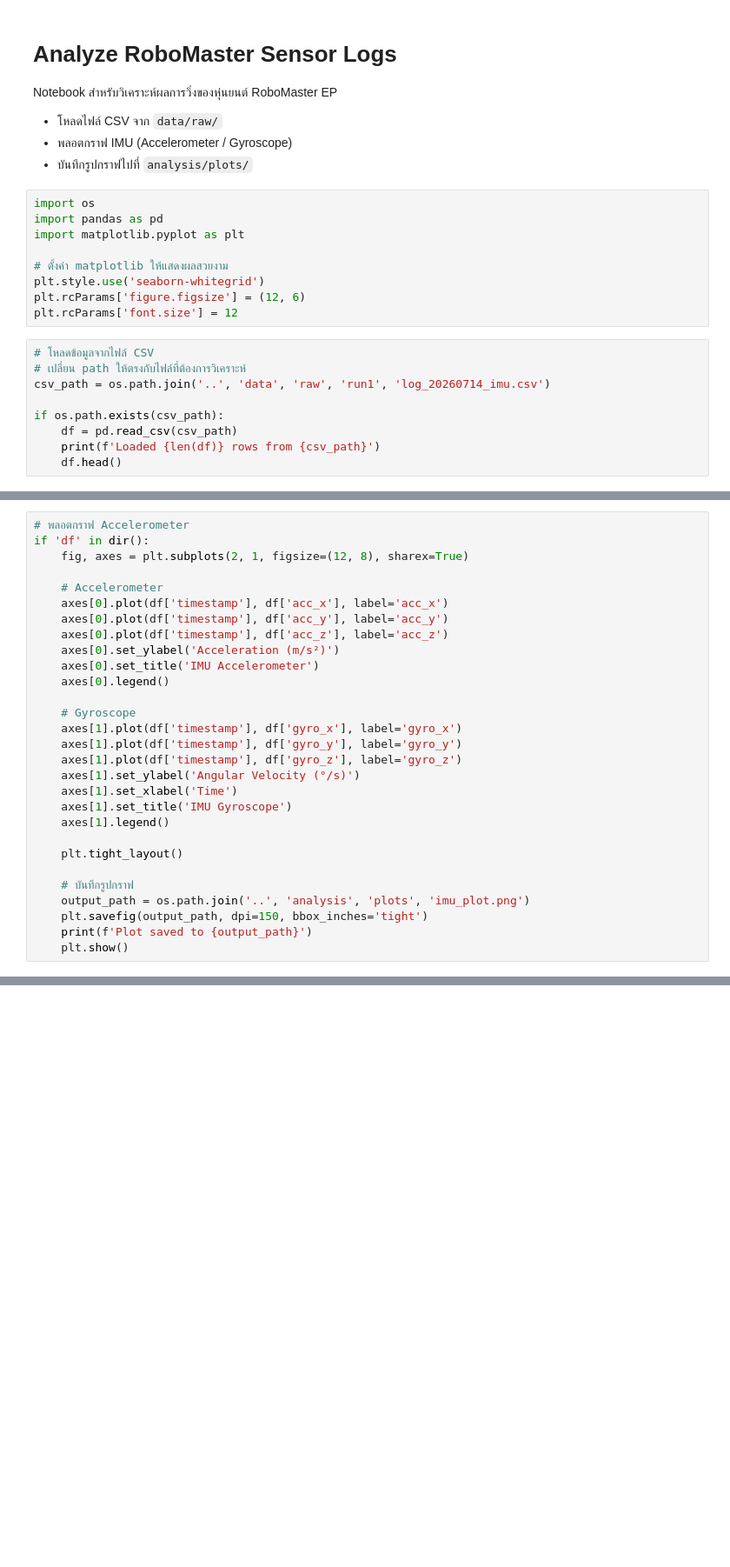
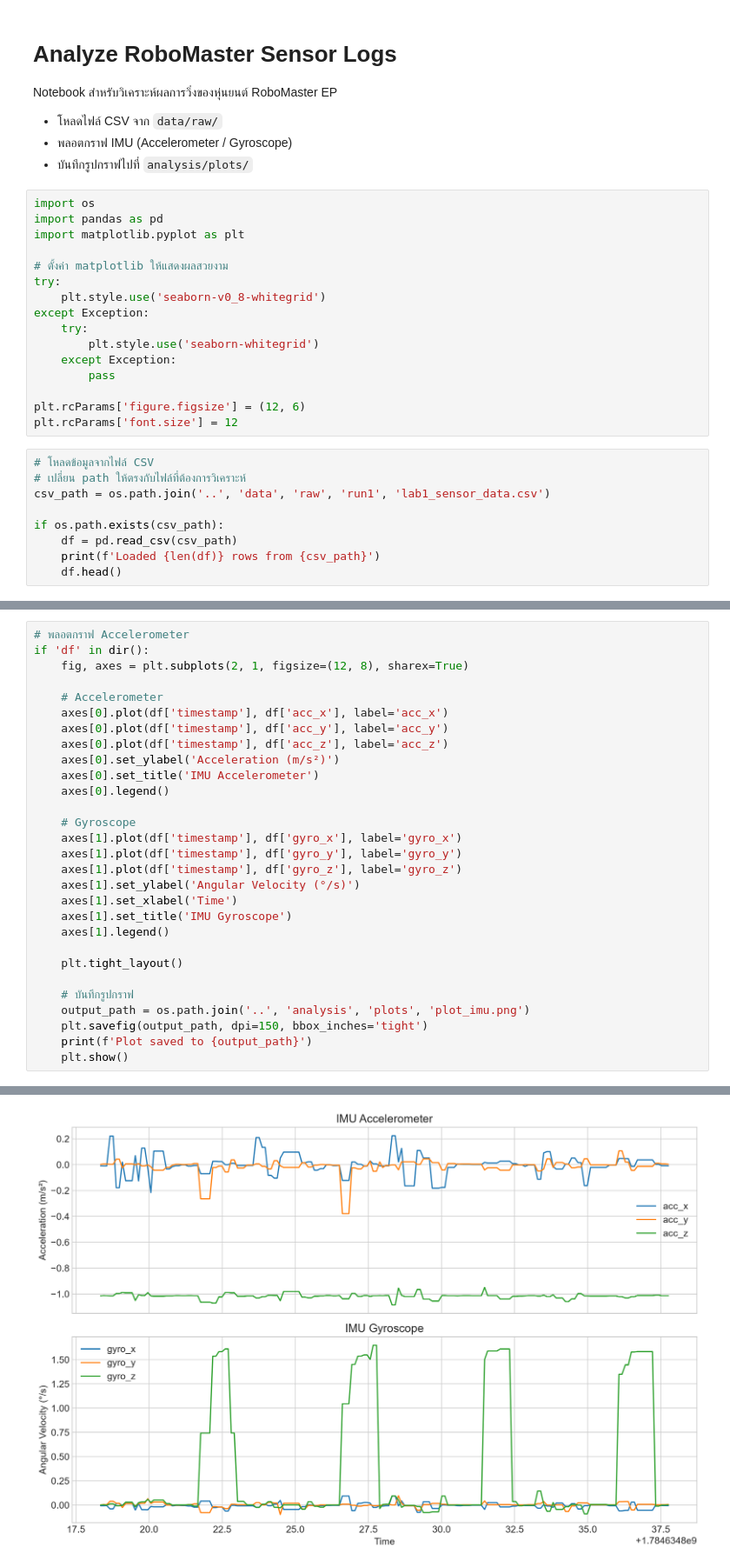
Before and after one commit to Praewa-Japan1350/robomaster-lab03-scuba, a Jupyter notebook: analysis/analyze_logs.ipynb, the cells around one changed output, grey strips where cells are left out. Shown at 87% size. Saved outputs shown, nothing was run; the diff lists cells and outputs as text; blank space fills up the shorter version.

Commit message:
Fix plot data

```diff
--- a/analysis/analyze_logs.ipynb
+++ b/analysis/analyze_logs.ipynb
@@ -11,13 +11,20 @@ import pandas as pd
 import matplotlib.pyplot as plt
 
 # ตั้งค่า matplotlib ให้แสดงผลสวยงาม
-plt.style.use('seaborn-whitegrid')
+try:
+    plt.style.use('seaborn-v0_8-whitegrid')
+except Exception:
+    try:
+        plt.style.use('seaborn-whitegrid')
+    except Exception:
+        pass
+
 plt.rcParams['figure.figsize'] = (12, 6)
 plt.rcParams['font.size'] = 12
 # %%
 # โหลดข้อมูลจากไฟล์ CSV
 # เปลี่ยน path ให้ตรงกับไฟล์ที่ต้องการวิเคราะห์
-csv_path = os.path.join('..', 'data', 'raw', 'run1', 'log_20260714_imu.csv')
+csv_path = os.path.join('..', 'data', 'raw', 'run1', 'lab1_sensor_data.csv')
 
 if os.path.exists(csv_path):
     df = pd.read_csv(csv_path)
@@ -48,7 +57,8 @@ if 'df' in dir():
     plt.tight_layout()
 
     # บันทึกรูปกราฟ
-    output_path = os.path.join('..', 'analysis', 'plots', 'imu_plot.png')
+    output_path = os.path.join('..', 'analysis', 'plots', 'plot_imu.png')
     plt.savefig(output_path, dpi=150, bbox_inches='tight')
     print(f'Plot saved to {output_path}')
     plt.show()
+# %% [output]
@@ -54,0 +66 @@ if 'df' in dir():
+[figure, added]
```
Also changed, not shown: parts of 3 cells of this notebook, 1 other file.
